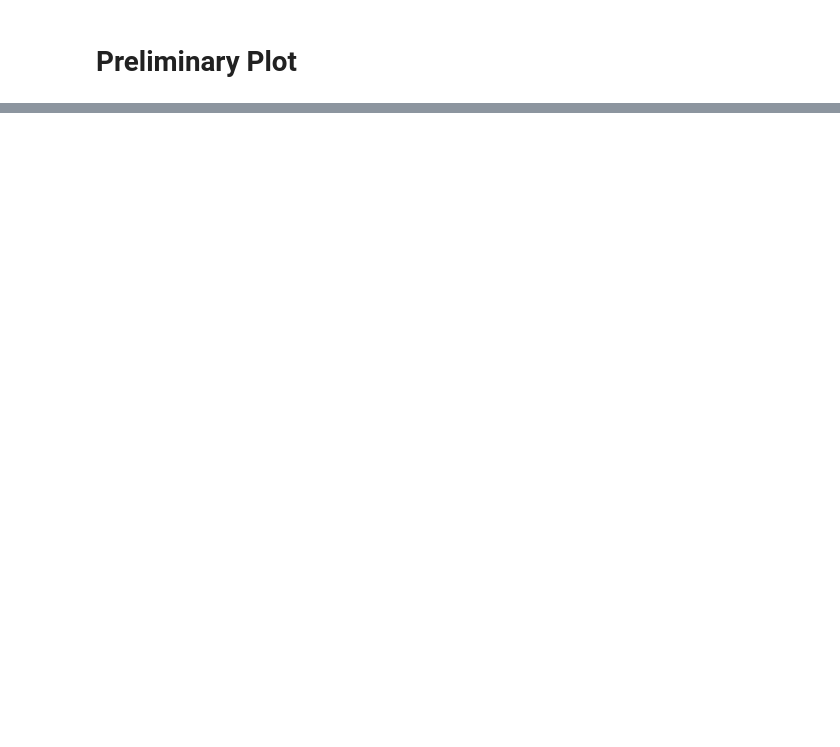
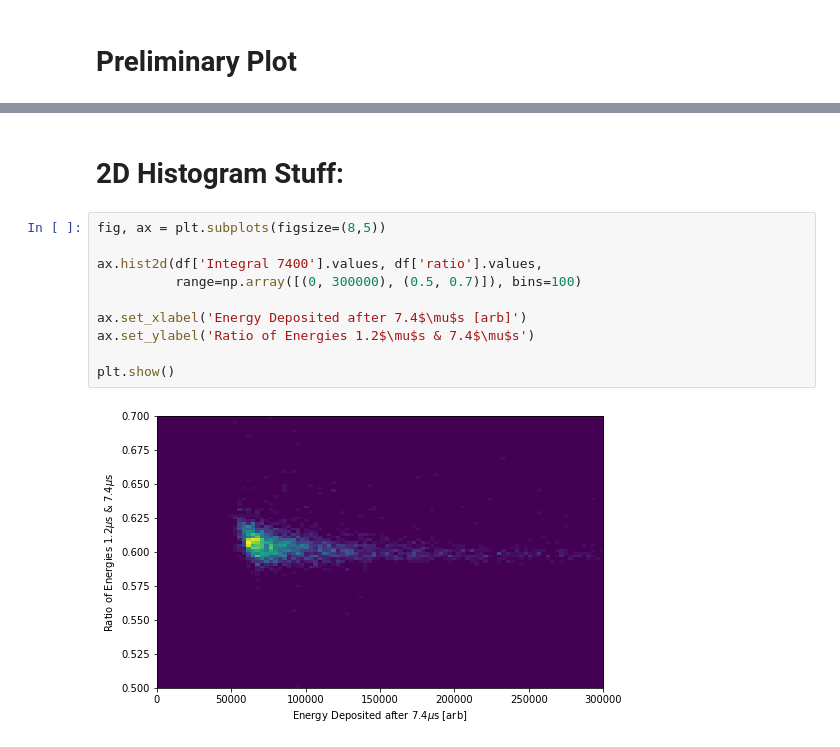
Before and after one commit to lukepolson/School, a Jupyter notebook: Phys 499/Pulse_Plotter.ipynb, the cells around one changed output, grey strips where cells are left out. Saved outputs shown, nothing was run; the diff lists cells and outputs as text; blank space fills up the shorter version.

```diff
--- a/Phys 499/Pulse_Plotter.ipynb
+++ b/Phys 499/Pulse_Plotter.ipynb
@@ -38,0 +74,14 @@ plt.show()
+# %% [markdown]
+# 2D Histogram Stuff:
+# %%
+fig, ax = plt.subplots(figsize=(8,5))
+
+ax.hist2d(df['Integral 7400'].values, df['ratio'].values,
+          range=np.array([(0, 300000), (0.5, 0.7)]), bins=100)
+
+ax.set_xlabel('Energy Deposited after 7.4$\mu$s [arb]')
+ax.set_ylabel('Ratio of Energies 1.2$\mu$s & 7.4$\mu$s')
+
+plt.show()
+# %% [output]
+[figure, added]
```
Also changed, not shown: parts of 13 cells of this notebook, 1 other file.
